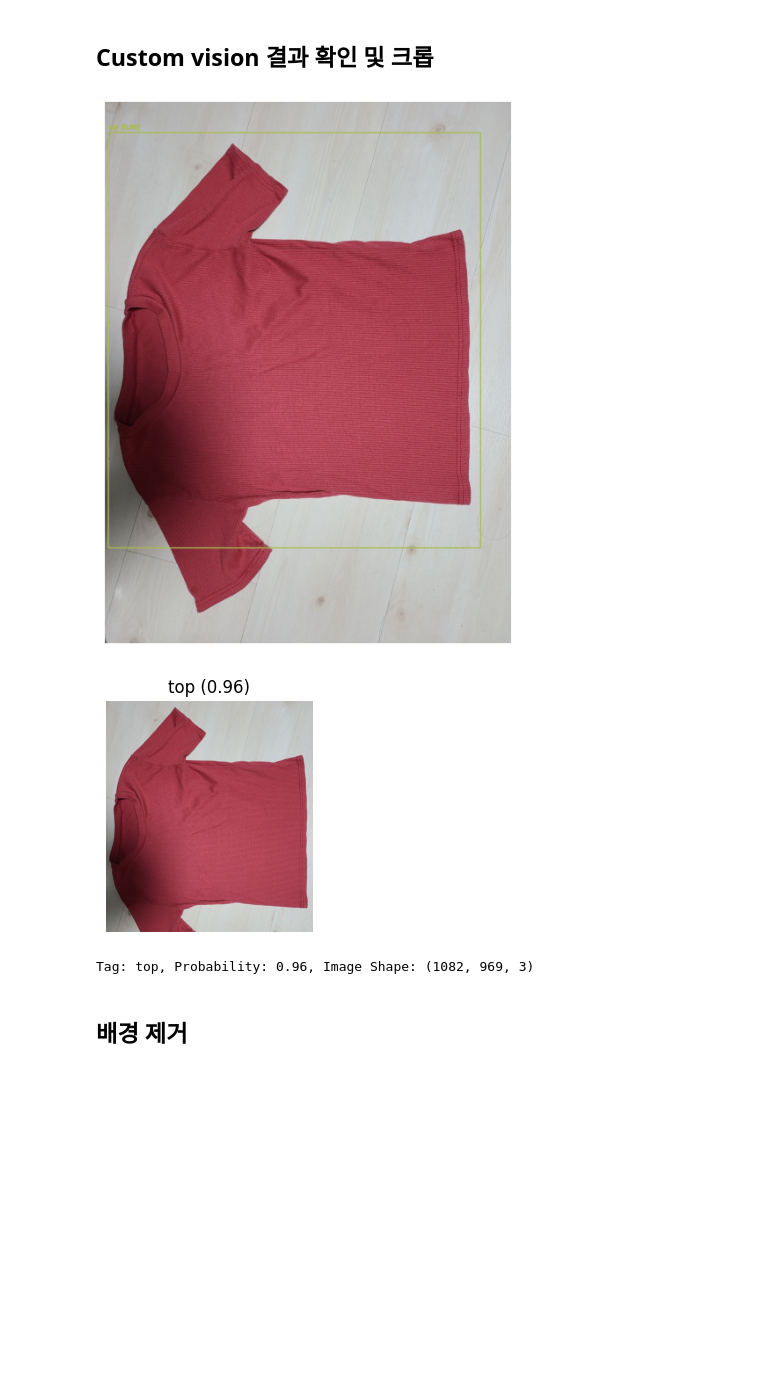
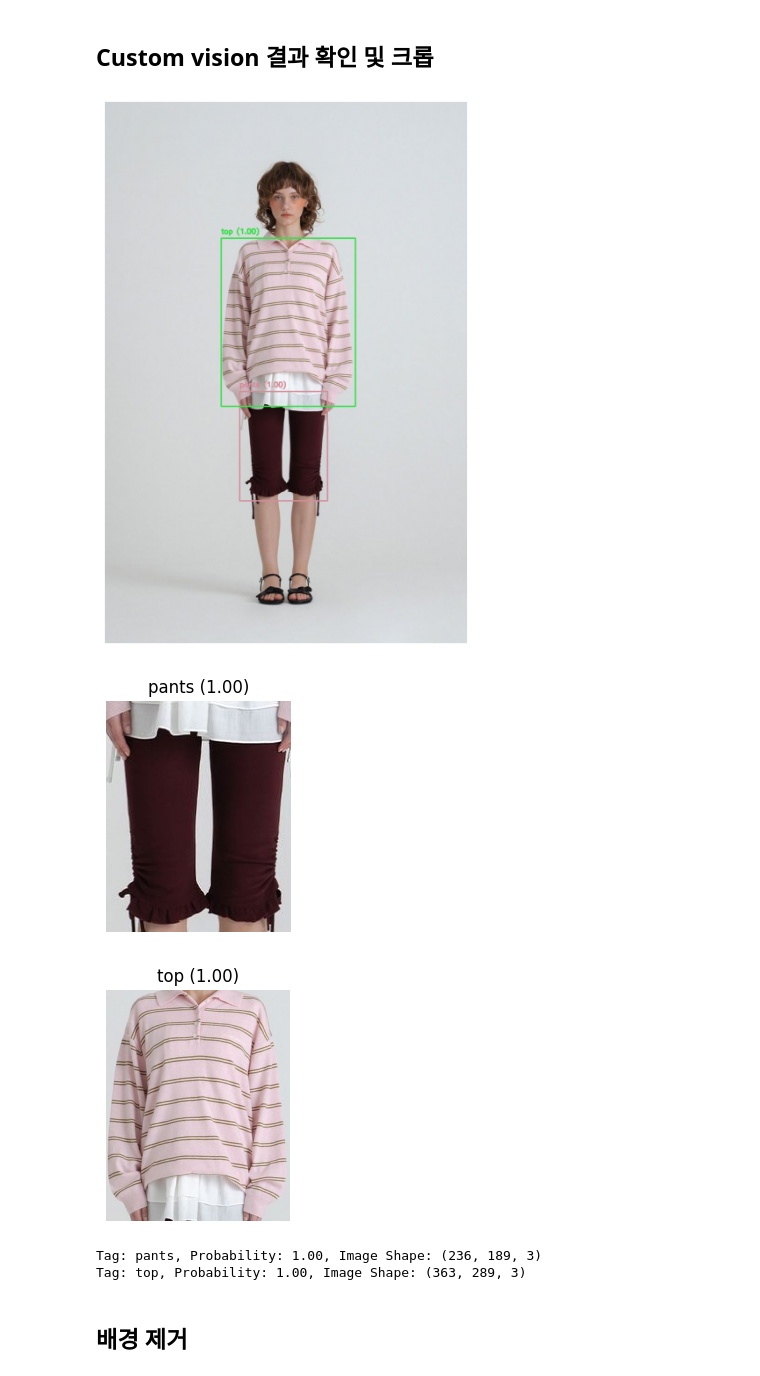
Before and after one commit to MSAI-MLproject10team/MLback, a Jupyter notebook: meanShiftCropTest.ipynb, the cells around one changed output. Cells and saved outputs as stored; diff of their text form; code cells hidden in the pictures; blank space fills up the shorter version.

```diff
--- a/meanShiftCropTest.ipynb
+++ b/meanShiftCropTest.ipynb
@@ -17,7 +17,10 @@ from collections import defaultdict
 # %%
 ## Custom Vision 결과 확인
 # 임계값 설정
-THRESHOLD = 0.8  # 70% 이상 확률만 표시
+THRESHOLD = 0.8  # 80% 이상 확률만 표시
+
+#이미지 경로
+image_file = f"data/musinsa_images_pants_ver2/pants_313.jpg"
 
 # 카테고리별 색상 저장용 딕셔너리
 category_colors = defaultdict(lambda: (random.randint(0, 255), random.randint(0, 255), random.randint(0, 255)))
@@ -76,7 +79,7 @@ def visualize_detections(image_path, detections):
     plt.show()
 
 # 실행 예시
-image_file = f"data/test_image/test19.jpeg"
+
 detections = detect_objects(image_file)
 if detections:
     visualize_detections(image_file, detections)
@@ -95,36 +98,38 @@ def show_cropped_objects_clean(image_path, detections, threshold=THRESHOLD):
             continue  # 임계값보다 낮으면 무시
 
         tag_name = prediction["tagName"]
         bbox = prediction["boundingBox"]
 
         # 바운딩 박스 좌표 변환
         h, w, _ = image.shape
         x1, y1 = int(bbox["left"] * w), int(bbox["top"] * h)
         x2, y2 = int((bbox["left"] + bbox["width"]) * w), int((bbox["top"] + bbox["height"]) * h)
 
         # 객체 부분 잘라내기
         cropped_object = image[y1:y2, x1:x2]
         cropped_images.append((tag_name, probability, cropped_object))  # (라벨, 확률, 이미지) 저장
 
         # 새 창에 개별 이미지 출력
         plt.figure(figsize=(3, 3))
         plt.imshow(cropped_object)
         plt.title(f"{tag_name} ({probability:.2f})")
         plt.axis("off")
         plt.show()
 
     return cropped_images  # 크롭된 이미지 리스트 반환
 
 # 실행 예시
 cropped_objects = show_cropped_objects_clean(image_file, detections)
 
 # 반환된 이미지 확인
 for tag, prob, img in cropped_objects:
     print(f"Tag: {tag}, Probability: {prob:.2f}, Image Shape: {img.shape}")
 # %% [output]
-[figure, old version]
+[figure, new version]
-[figure, old version]
+[figure, new version]
+[figure, added]
-Tag: top, Probability: 0.96, Image Shape: (1082, 969, 3)
+Tag: pants, Probability: 1.00, Image Shape: (236, 189, 3)
+Tag: top, Probability: 1.00, Image Shape: (363, 289, 3)
 # %% [markdown]
 ## 배경 제거
 # %%
```
Also changed, not shown: parts of 11 cells of this notebook, 5 other files.
